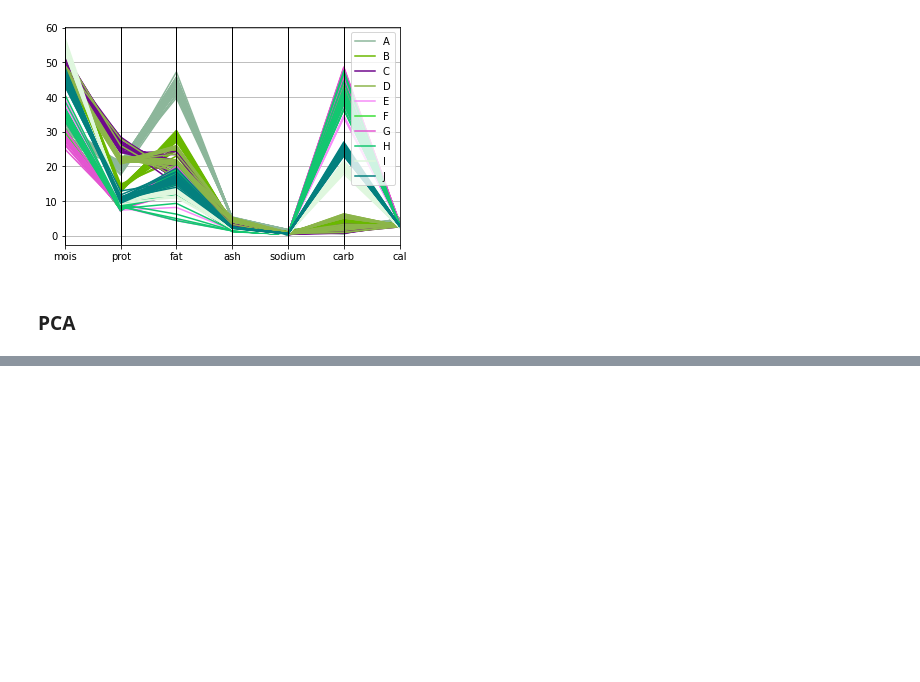
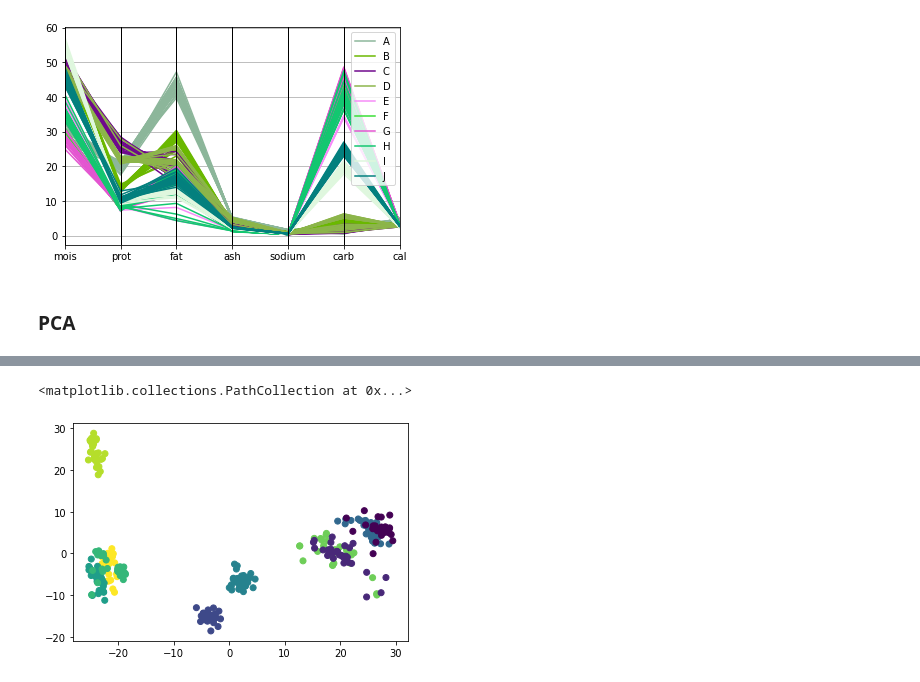
Before and after one commit to Jittiya/multivariate, a Jupyter notebook: Exam01.ipynb, the cells around one changed output, grey strips where cells are left out. Cells and saved outputs as stored; diff of their text form; code cells hidden in the pictures; blank space fills up the shorter version.

```diff
--- a/Exam01.ipynb
+++ b/Exam01.ipynb
@@ -165,0 +168,3 @@ pd.plotting.parallel_coordinates(dataex_graph, 'brand')
+# %%
+newpca = pca.fit_transform(dataex_drop.to_numpy())
+newpca
@@ -165,0 +193,3 @@ pd.plotting.parallel_coordinates(dataex_graph, 'brand')
+# %%
+BD = set(dataex['brand'])
+BD
@@ -165,0 +198,11 @@ pd.plotting.parallel_coordinates(dataex_graph, 'brand')
+# %%
+BD_list = list ('brand')
+BD_list.sort()
+color_list = {}
+num = 0
+for each_BD in BD:
+    if each_BD not in color_list:
+       color_list[each_BD] = num
+       num +=1
+
+## ใช้ตัวเลขแทนโค้ดสี
@@ -165,0 +222,3 @@ pd.plotting.parallel_coordinates(dataex_graph, 'brand')
+# %%
+dataex_seco = dataex_graph.replace(color_list)
+dataex_seco
@@ -165,0 +239,5 @@ pd.plotting.parallel_coordinates(dataex_graph, 'brand')
+# %%
+plt.scatter(newpca[:, 0], newpca[:,1], c = dataex_seco['brand'])
+# %% [output]
+<matplotlib.collections.PathCollection at 0x...>
+[figure, added]
```
Also changed, not shown: parts of 16 cells of this notebook.
